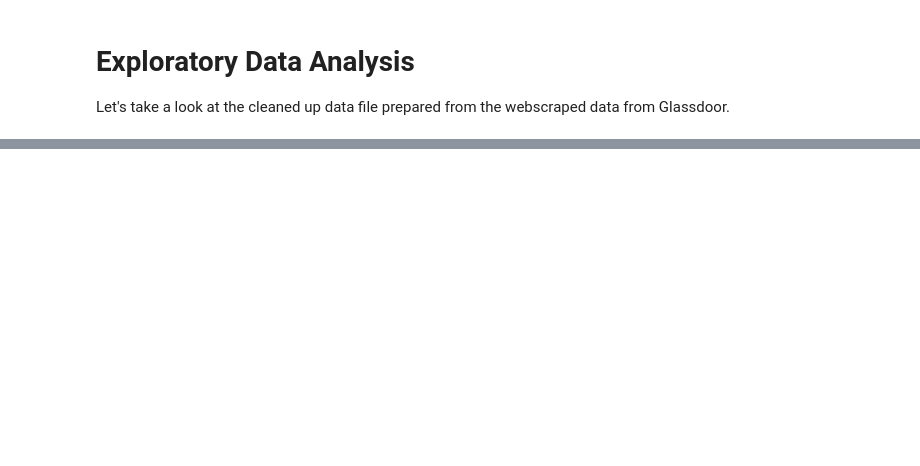
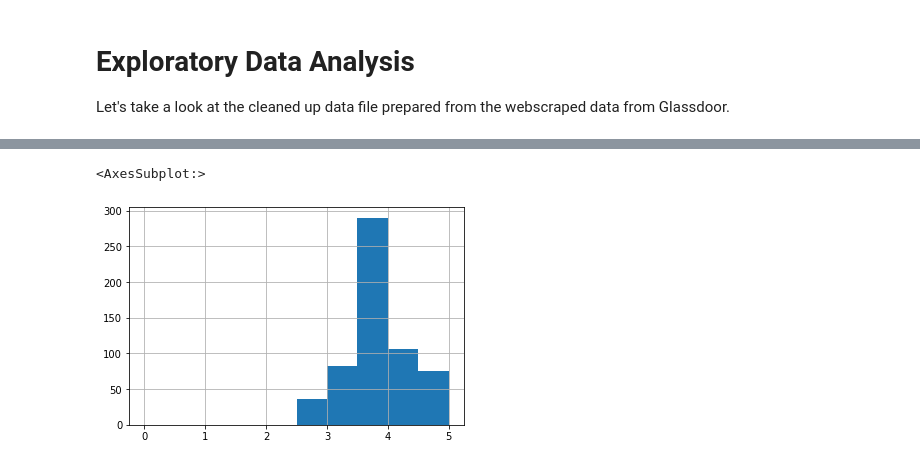
Before and after one commit to markfarrugia29/Webscraping-and-analysis-projects, a Jupyter notebook: Glassdoor_webscraper/Jupyter_notebooks/EDA_webscraper.ipynb, the cells around one changed output, grey strips where cells are left out. Drawn from its saved outputs; the diff is of its cells as text; code cells hidden in the pictures; blank space fills up the shorter version.

```diff
--- a/Glassdoor_webscraper/Jupyter_notebooks/EDA_webscraper.ipynb
+++ b/Glassdoor_webscraper/Jupyter_notebooks/EDA_webscraper.ipynb
@@ -12,0 +47,6 @@ df = pd.read_csv('DA_data_cleaned.csv')
+# %%
+company_rating_hist=df['Rating'].hist(range=[0,5])
+company_rating_hist
+# %% [output]
+<AxesSubplot:>
+[figure, added]
```
Also changed, not shown: parts of 30 cells of this notebook, 3 other files.
